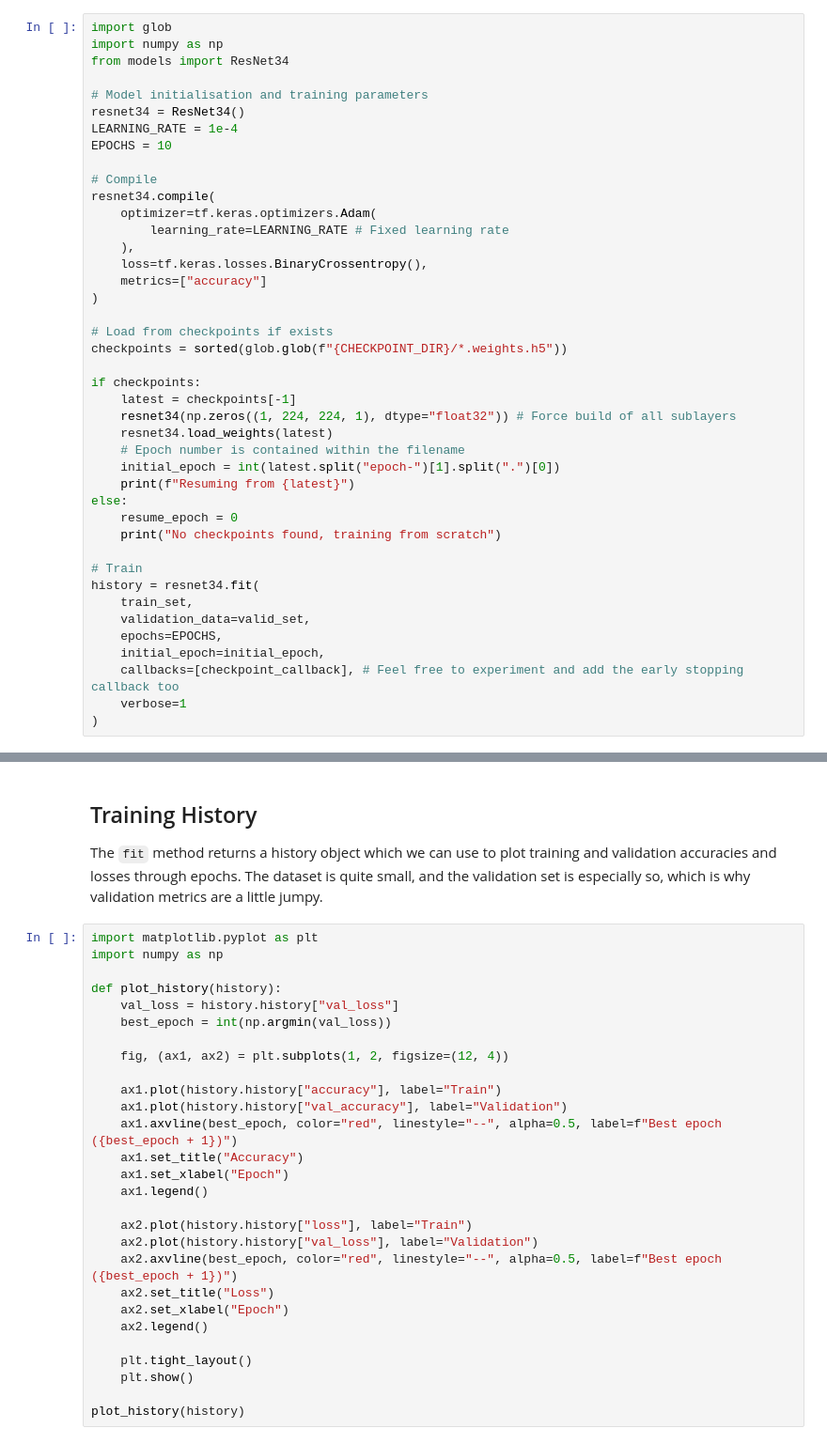
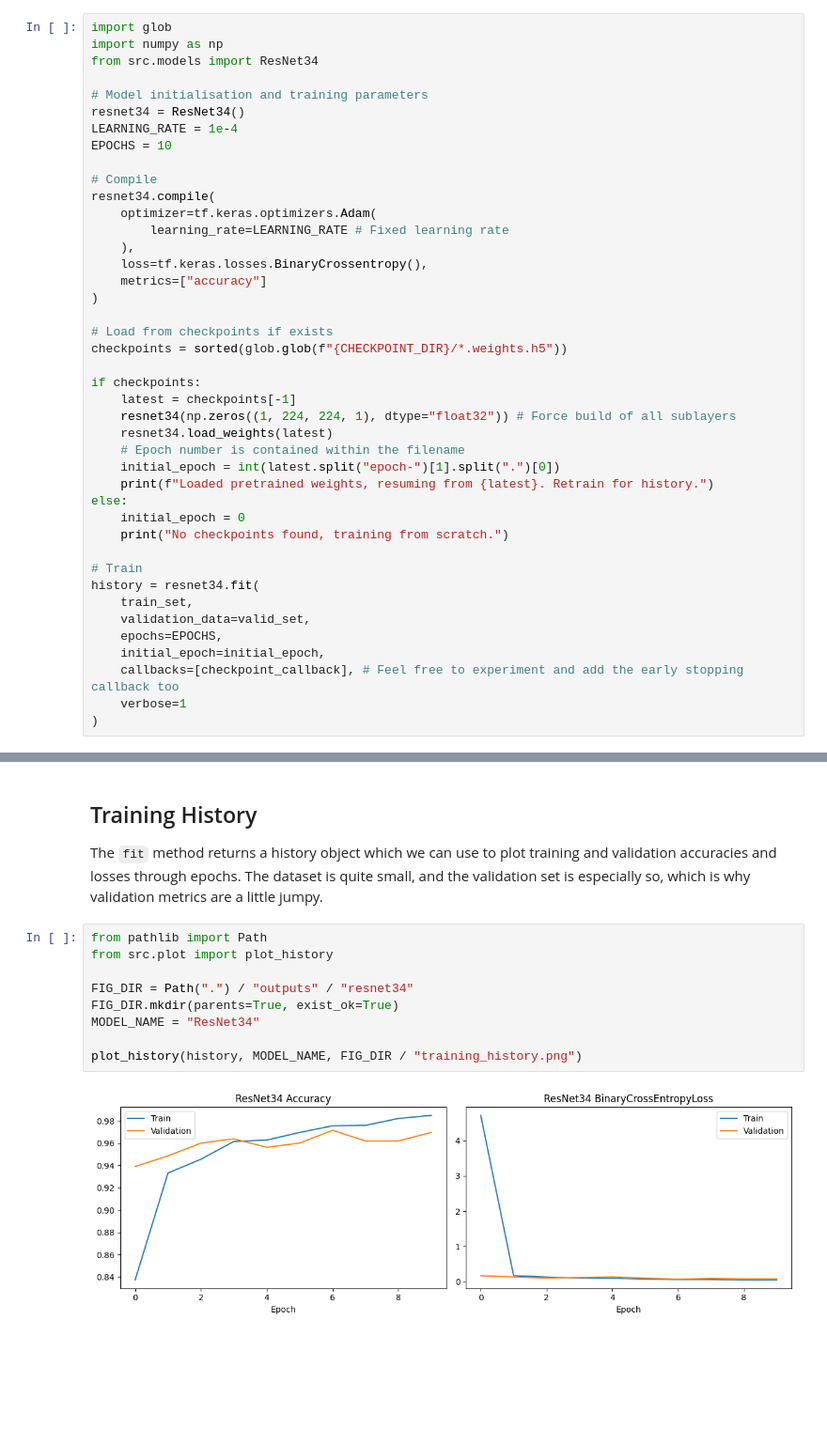
Before and after one commit to WaleedHany/CSCK506-PneumoniaClassifier, a Jupyter notebook: ResNetClassifier.ipynb, the cells around one changed output, grey strips where cells are left out. Shown at 94% size. Saved outputs shown, nothing was run; the diff lists cells and outputs as text; blank space fills up the shorter version.

Commit message:
Reorganise project structure, Add reusable plot utils

```diff
--- a/ResNetClassifier.ipynb
+++ b/ResNetClassifier.ipynb
@@ -92,7 +91,7 @@ early_stopping_callback = tf.keras.callbacks.EarlyStopping(
 # %%
 import glob
 import numpy as np
-from models import ResNet34
+from src.models import ResNet34
 
 # Model initialisation and training parameters
 resnet34 = ResNet34()
@@ -117,10 +116,10 @@ if checkpoints:
     resnet34.load_weights(latest)
     # Epoch number is contained within the filename
     initial_epoch = int(latest.split("epoch-")[1].split(".")[0])
-    print(f"Resuming from {latest}")
+    print(f"Loaded pretrained weights, resuming from {latest}. Retrain for history.")
 else:
-    resume_epoch = 0
-    print("No checkpoints found, training from scratch")
+    initial_epoch = 0
+    print("No checkpoints found, training from scratch.")
 
 # Train
 history = resnet34.fit(
@@ -154,33 +162,16 @@ Epoch 10: saving model to checkpoints/resnet34/resnet34_epoch-10.weights.h5
 
 The `fit` method returns a history object which we can use to plot training and validation accuracies and losses through epochs. The dataset is quite small, and the validation set is especially so, which is why validation metrics are a little jumpy.
 # %%
-import matplotlib.pyplot as plt
-import numpy as np
+from pathlib import Path
+from src.plot import plot_history
 
-def plot_history(history):
-    val_loss = history.history["val_loss"]
-    best_epoch = int(np.argmin(val_loss))
+FIG_DIR = Path(".") / "outputs" / "resnet34"
+FIG_DIR.mkdir(parents=True, exist_ok=True)
+MODEL_NAME = "ResNet34"
 
-    fig, (ax1, ax2) = plt.subplots(1, 2, figsize=(12, 4))
-
-    ax1.plot(history.history["accuracy"], label="Train")
-    ax1.plot(history.history["val_accuracy"], label="Validation")
-    ax1.axvline(best_epoch, color="red", linestyle="--", alpha=0.5, label=f"Best epoch ({best_epoch + 1})")
-    ax1.set_title("Accuracy")
-    ax1.set_xlabel("Epoch")
-    ax1.legend()
-
-    ax2.plot(history.history["loss"], label="Train")
-    ax2.plot(history.history["val_loss"], label="Validation")
-    ax2.axvline(best_epoch, color="red", linestyle="--", alpha=0.5, label=f"Best epoch ({best_epoch + 1})")
-    ax2.set_title("Loss")
-    ax2.set_xlabel("Epoch")
-    ax2.legend()
-
-    plt.tight_layout()
-    plt.show()
-
-plot_history(history)
+plot_history(history, MODEL_NAME, FIG_DIR / "training_history.png")
+# %% [output]
+[figure, added]
 # %% [markdown]
 ## Evaluation
 
```
Also changed, not shown: parts of 5 cells of this notebook, 7 other files.
